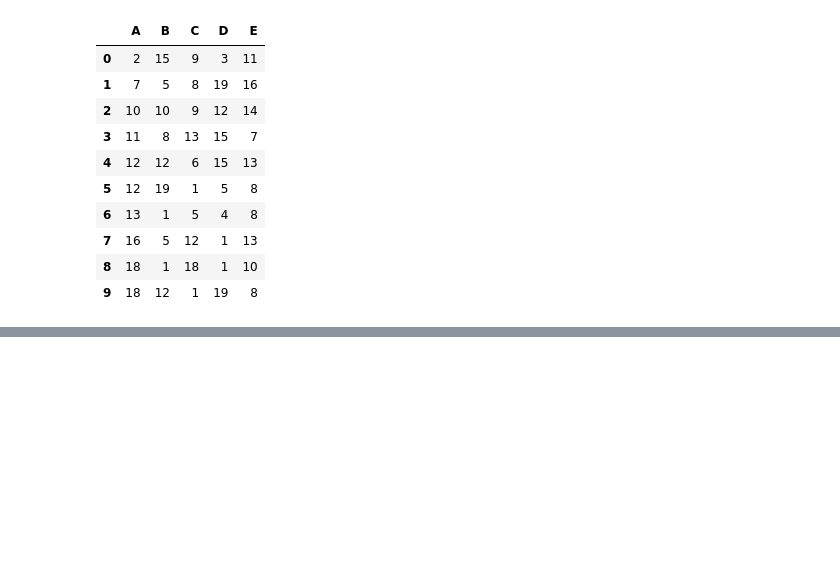
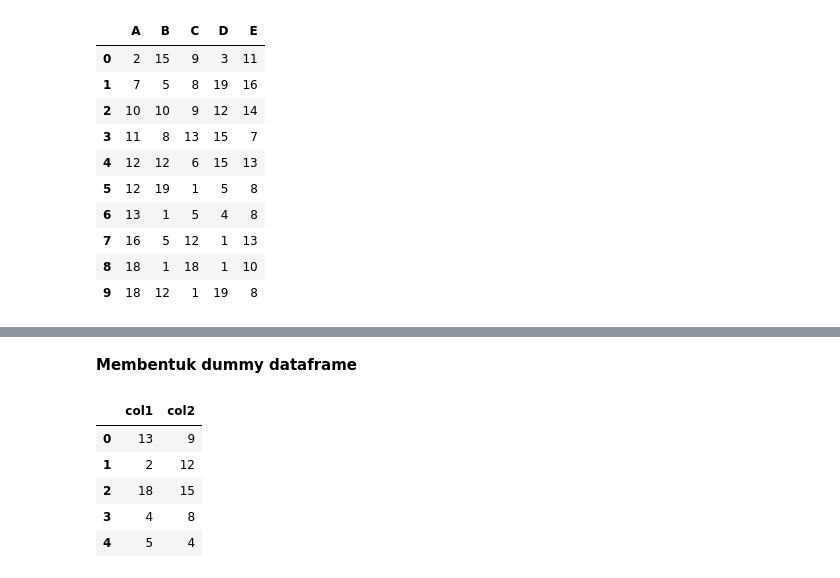
Before and after one commit to ahmdbnrsl/From-Python-to-ML, a Jupyter notebook: BASIC_ML/pandas.ipynb, the cells around one changed output, grey strips where cells are left out. Drawn from its saved outputs; the diff is of its cells as text; code cells hidden in the pictures; blank space fills up the shorter version.

Commit message:
feat: dummy datframe

```diff
--- a/BASIC_ML/pandas.ipynb
+++ b/BASIC_ML/pandas.ipynb
@@ -820,0 +884,27 @@ df_outer
+# %% [markdown]
+**Membentuk dummy dataframe**
+# %%
+import pandas as pd
+import numpy as np
+
+# 1
+pd.DataFrame({'col1': [1,2,3,4], 'col2': [5,6,7,8]})
+
+# 2
+n_row = 5
+n_cols = 2
+cols = ['col1', 'col2']
+df = pd.DataFrame(np.random.randint(1, 20, size=(n_row, n_cols)), columns=cols)
+
+
+# 3
+# pd.util.testing.makeDataFrame() sudah dpreacated
+# pd.util.testing.makeMixedDataFrame() sudah dpreacated
+# pd.util.testing.makeCategoricalDataFrame() sudah dpreacated
+# %% [output]
+|  | col1 | col2 |
+| 0 | 13 | 9 |
+| 1 | 2 | 12 |
+| 2 | 18 | 15 |
+| 3 | 4 | 8 |
+| 4 | 5 | 4 |
```
Also changed, not shown: parts of 8 cells of this notebook.
